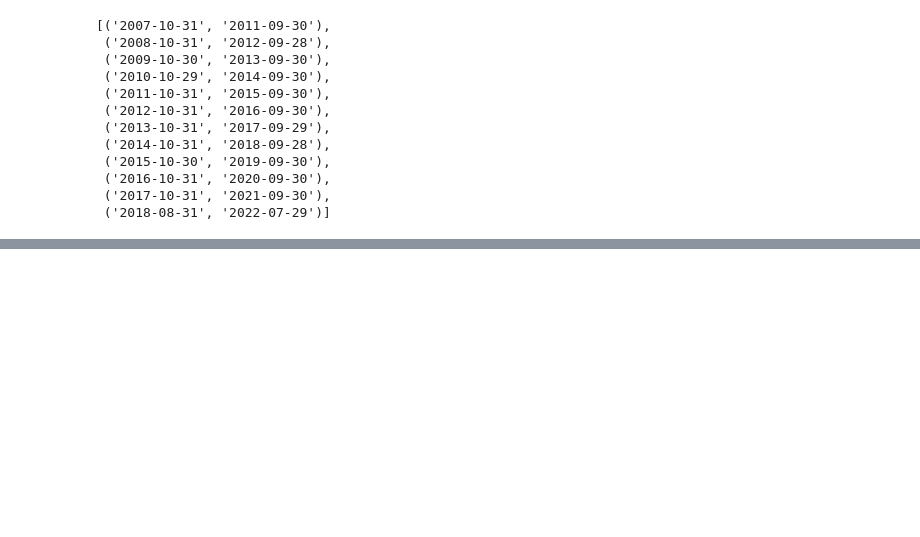
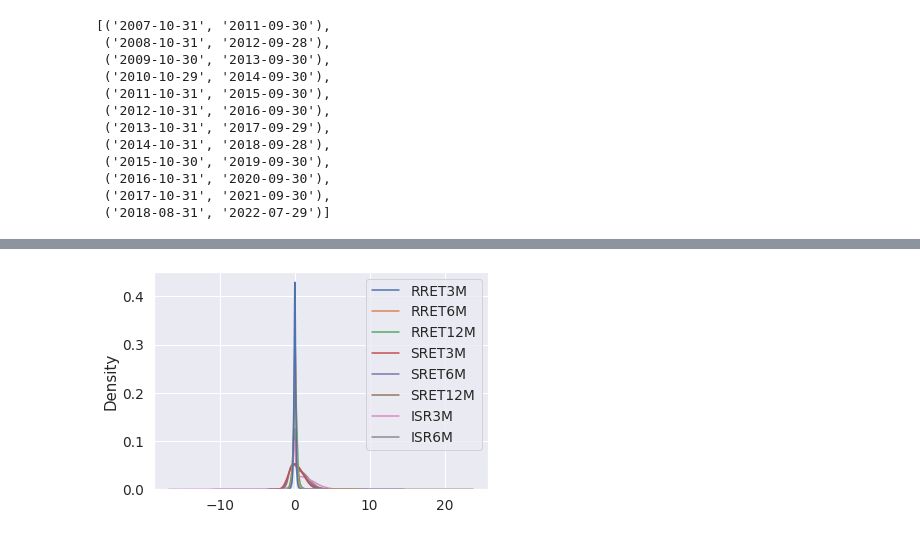
Before and after one commit to falken1983/pystock_recommender, a Jupyter notebook: jupyter_notebooks/supervisedml_implementation_training.ipynb, the cells around one changed output, grey strips where cells are left out. Cells and saved outputs as stored; diff of their text form; code cells hidden in the pictures; blank space fills up the shorter version.

```diff
--- a/jupyter_notebooks/supervisedml_implementation_training.ipynb
+++ b/jupyter_notebooks/supervisedml_implementation_training.ipynb
@@ -1643,0 +2089,5 @@ Xscaled_history_metrics_lr
+# %%
+sns.kdeplot( data = X.iloc[:,:-1])
+plt.show()
+# %% [output]
+[figure, added]
```
Also changed, not shown: parts of 149 cells of this notebook, 1 other file.
